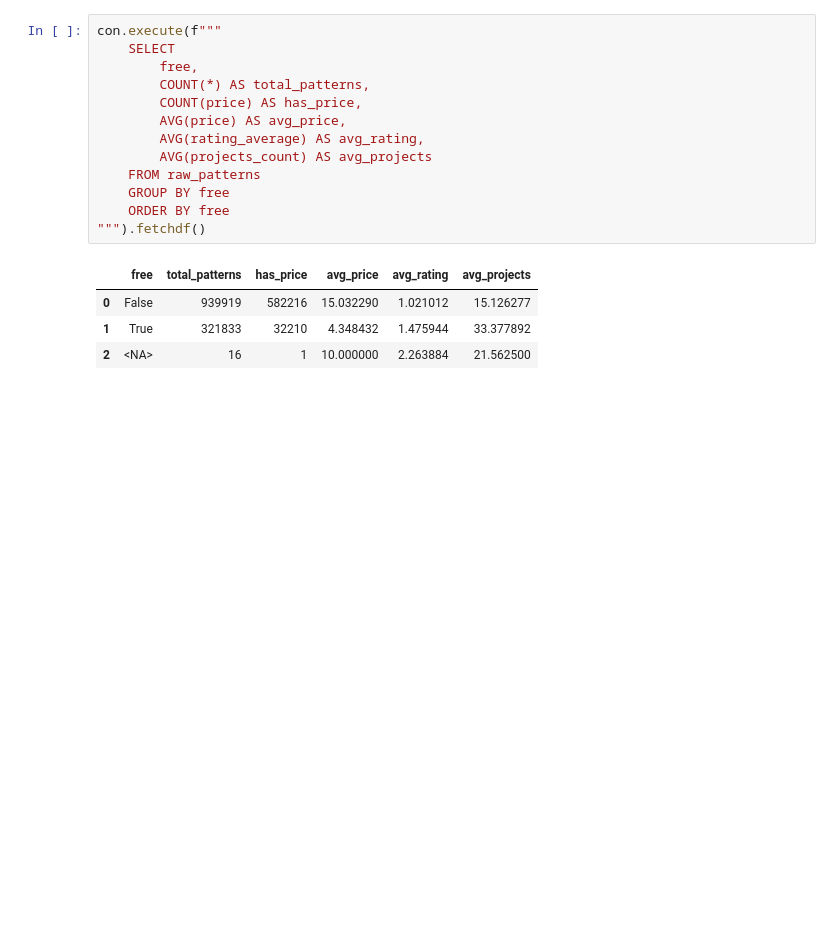
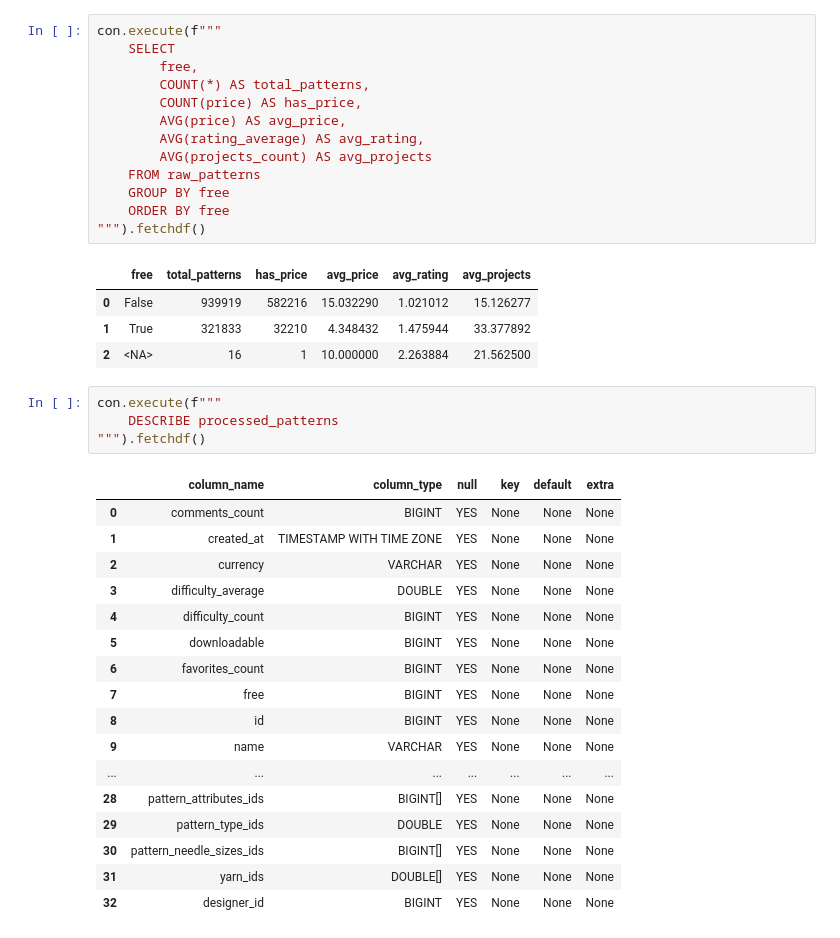
Before and after one commit to bvcage/cis-5450, a Jupyter notebook: notebooks/03_data_exploration.ipynb, the cells around one changed output. Cells and saved outputs as stored; diff of their text form; blank space fills up the shorter version.

```diff
--- a/notebooks/03_data_exploration.ipynb
+++ b/notebooks/03_data_exploration.ipynb
@@ -52,3 +105,25 @@ con.execute(f"""
 | 0 | False | 939919 | 582216 | 15.032290 | 1.021012 | 15.126277 |
 | 1 | True | 321833 | 32210 | 4.348432 | 1.475944 | 33.377892 |
 | 2 | <NA> | 16 | 1 | 10.000000 | 2.263884 | 21.562500 |
+# %%
+con.execute(f"""
+    DESCRIBE processed_patterns
+""").fetchdf()
+# %% [output]
+|  | column_name | column_type | null | key | default | extra |
+| 0 | comments_count | BIGINT | YES | None | None | None |
+| 1 | created_at | TIMESTAMP WITH TIME ZONE | YES | None | None | None |
+| 2 | currency | VARCHAR | YES | None | None | None |
+| 3 | difficulty_average | DOUBLE | YES | None | None | None |
+| 4 | difficulty_count | BIGINT | YES | None | None | None |
+| 5 | downloadable | BIGINT | YES | None | None | None |
+| 6 | favorites_count | BIGINT | YES | None | None | None |
+| 7 | free | BIGINT | YES | None | None | None |
+| 8 | id | BIGINT | YES | None | None | None |
+| 9 | name | VARCHAR | YES | None | None | None |
+| ... | ... | ... | ... | ... | ... | ... |
+| 28 | pattern_attributes_ids | BIGINT[] | YES | None | None | None |
+| 29 | pattern_type_ids | DOUBLE | YES | None | None | None |
+| 30 | pattern_needle_sizes_ids | BIGINT[] | YES | None | None | None |
+| 31 | yarn_ids | DOUBLE[] | YES | None | None | None |
+| 32 | designer_id | BIGINT | YES | None | None | None |
```
Also changed, not shown: parts of 24 cells of this notebook, 3 other files.
